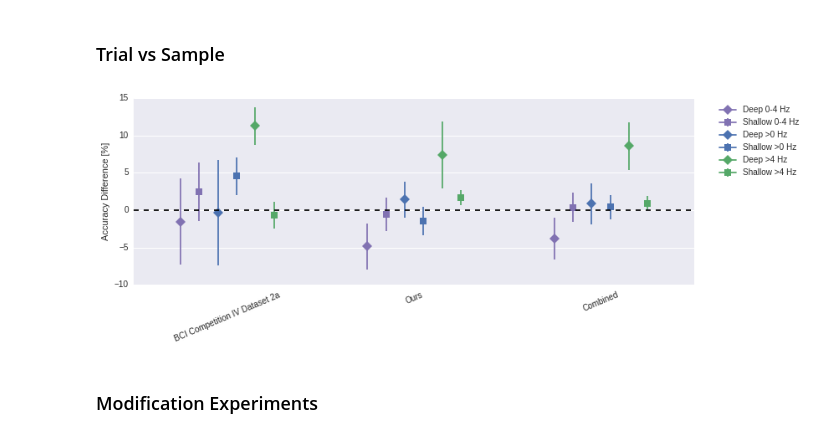
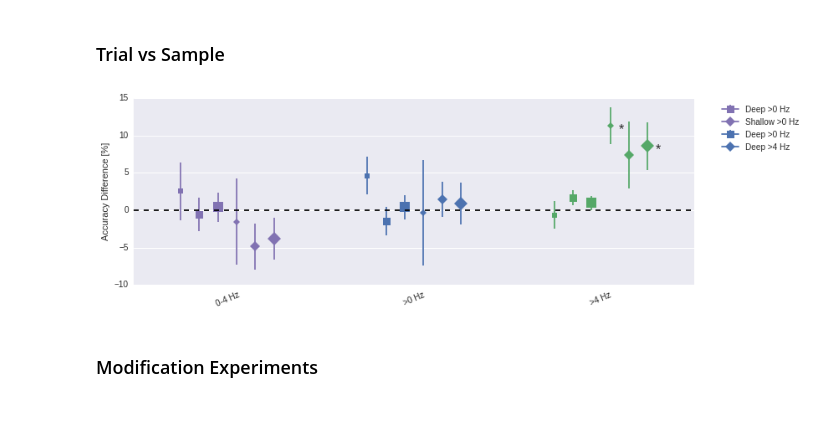
Before and after one commit to robintibor/braindevel, a Jupyter notebook: braindecode/notebooks/results/Final_Comparison.ipynb, the cells around one changed output. Saved outputs shown, nothing was run; the diff lists cells and outputs as text; code cells hidden in the pictures.

```diff
--- a/braindecode/notebooks/results/Final_Comparison.ipynb
+++ b/braindecode/notebooks/results/Final_Comparison.ipynb
@@ -688,6 +633,22 @@ plt.tight_layout()
 # %% [markdown]
 ### Trial vs Sample
+# %%
+def add_p_vals_to_df_row(df, test_a, test_b, n_diffs_for_large=2**20):
+    assert len(test_a) == len(test_b)
+    if len(test_a) > 20:
+        assert len(test_a) == 29
+        p_val = perm_mean_diff_test(test_a,test_b, n_diffs=n_diffs_for_large)
+    else:
+        assert len(test_a) == 9 or len(test_a) == 20
+        p_val = perm_mean_diff_test(test_a,test_b)
+    p_val_wilc = wilcoxon_signed_rank(test_a, test_b)
+    p_val_sign = sign_test(test_a, test_b)
+    df['rand'] = p_val
+    df['wilc'] = p_val_wilc
+    df['sign'] = p_val_sign
 # %%
+
+
 df_cnt = all_compared[(all_compared.name.str.contains('cnt'))]
 
 df_cnt_epo = pd.DataFrame()
@@ -724,6 +685,7 @@ for i_row in xrange(len(df_cnt)):
     this_df = pd.DataFrame()
     cnt_test = np.array(this_cnt.test)
     epo_test = np.array(this_epo.test)
+
     this_df['dataset'] = [this_row['dataset']]
     this_df['net'] = [this_row['name'].replace('cnt ', '')]
     this_df['freq'] = [this_row['freq']]
@@ -731,56 +693,61 @@ for i_row in xrange(len(df_cnt)):
     this_df['diff'] = [np.mean(cnt_test - epo_test)]
     this_df['std'] = [np.std(cnt_test - epo_test)]
     this_df['stderr'] = [np.std(cnt_test - epo_test) / np.sqrt(len(cnt_test))]
+    add_p_vals_to_df_row(this_df, cnt_test, epo_test)
+
     df_cnt_epo = pd.concat((df_cnt_epo, this_df))
 # %%
 plt.figure(figsize=(12,4))
 offset = 0
-for dataset in ('bcic', 'ours', 'combined'):
-    if 'bcic' == dataset:
-        markersize=8
-    elif 'ours' == dataset:
-        markersize=8
-    if 'combined' == dataset:
-        markersize=8
-    for freq in ('0-4', '>0', '>4'):
-        for net in ('deep5 elu', 'shallow square'):
+for freq in ('0-4', '>0', '>4'):
+    for net in ('shallow square', 'deep5 elu'):
+        for dataset in ('bcic', 'ours', 'combined'):
+            if 'bcic' == dataset:
+                markersize=6
+            elif 'ours' == dataset:
+                markersize=9
+            if 'combined' == dataset:
+                markersize=12
             this_row = df_cnt_epo[(df_cnt_epo.dataset == dataset) &
                                  (df_cnt_epo.freq == freq) &
                                  (df_cnt_epo.net == net)]
-            label = ''
+            label = 'dummy'
             if net == 'deep5 elu':
                 marker = 'D'
-                label += 'Deep '
             else:
                 assert net == 'shallow square'
                 marker = 's'
-                label += 'Shallow '
             if '0-4' == freq:
                 color = seaborn.color_palette()[3]
-                label += '0-4 Hz'
             elif '>0' == freq:
                 color = seaborn.color_palette()[0]
-                label += '>0 Hz'
             elif '>4' == freq:
                 color = seaborn.color_palette()[1]
-                label += '>4 Hz'
             plt.errorbar(offset, this_row['diff'][0], color=color,
                          yerr=this_row['stderr'][0], marker=marker,
                         markersize=markersize, label=label)
+            if this_row['rand'][0] < 0.05:
+                plt.annotate(
+                        '*', xy = (offset, this_row['diff'][0]), xytext = (10, -4), fontsize=16,
+                        textcoords = 'offset points', ha = 'left', va = 'center',)
+
+            #plt.bar(offset,this_row['diff'][0], color=color,  width=0.1,
+            #             yerr=this_row['stderr'][0], label=label)
             offset += 0.2
     offset += 0.5
     offset = np.ceil(offset)
 plt.axhline(y=0, color='black', linestyle='dashed')
 plt.xlim(-0.5,5.5)
-plt.xticks(np.arange(0.5,5.5,2), ('BCI Competition IV Dataset 2a', 'Ours', 'Combined'), rotation=23)
+plt.xticks(np.arange(0.5,5.5,2), ('0-4 Hz', '>0 Hz', '>4 Hz'), rotation=23)
 plt.grid('off', axis='x')
 plt.ylabel('Accuracy Difference [%]')
 ax = plt.gca()
 handles, labels = ax.get_legend_handles_labels()
-ax.legend(handles[:6], labels[:6], bbox_to_anchor=(1.2,1))
+ax.legend(handles[1::3], ('Deep >0 Hz', 'Shallow >0 Hz','Deep >0 Hz','Deep >4 Hz'),
+          bbox_to_anchor=(1.2,1))
 None
 # %% [output]
-[figure, old version]
+[figure, new version]
 # %% [markdown]
 ### Modification Experiments
 # %%
```
Also changed, not shown: parts of 19 cells of this notebook, 2 other files.
